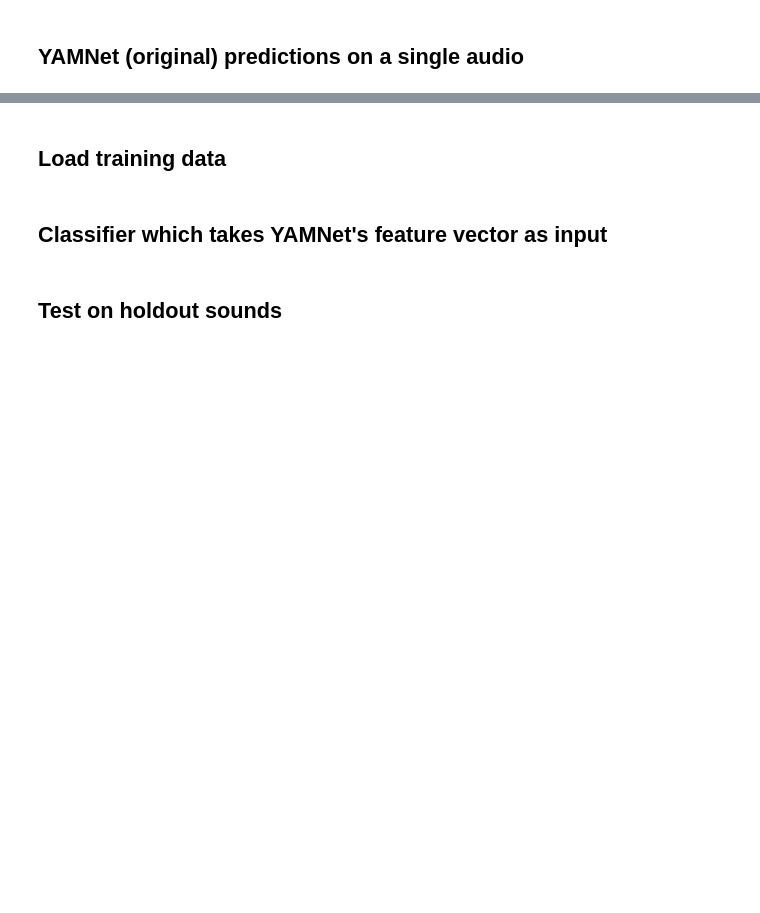
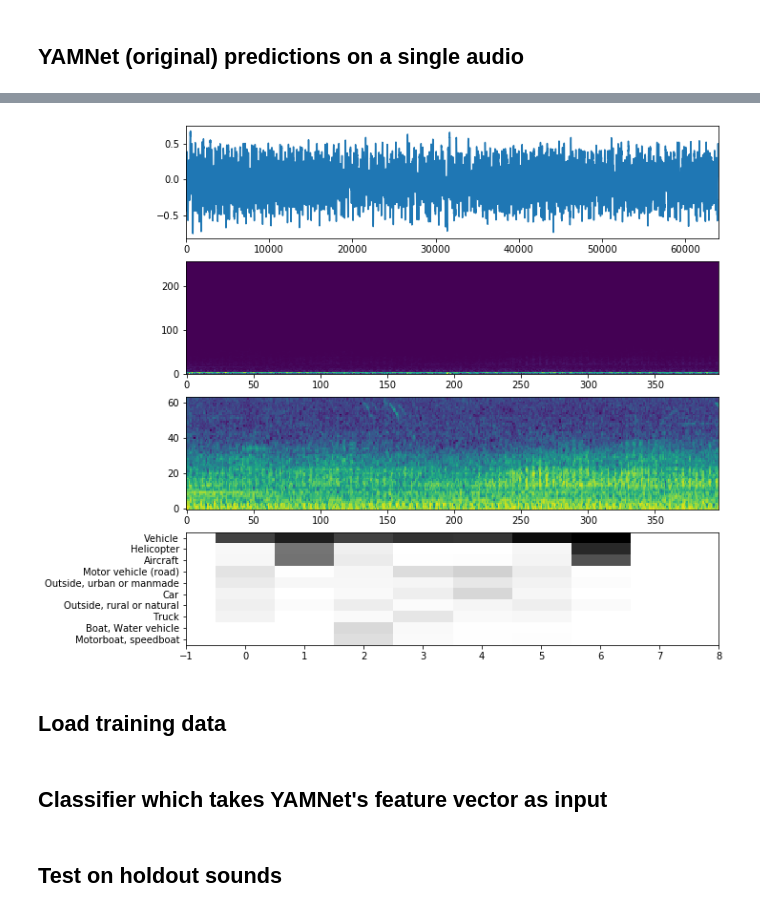
Before and after one commit to jmariscal-harana/yamnet_planes, a Jupyter notebook: yamnet_planes_train.ipynb, the cells around one changed output, grey strips where cells are left out. Saved outputs shown, nothing was run; the diff lists cells and outputs as text; code cells hidden in the pictures; blank space fills up the shorter version.

Commit message:
Updated variable and function names, added prints for spectrogram parameters, plot now shows original and log-mel spectrograms)

```diff
--- a/yamnet_planes_train.ipynb
+++ b/yamnet_planes_train.ipynb
@@ -41,8 +41,8 @@ path_root = '/home/ups/Proyectos/Vigia_sonido/Models/yamnet_planes/' #path to ma
 assert os.path.exists(path_root)
 sys.path.append(path_root)
 
-path_yamnet_original = path_root+'/yamnet_original/' #path to original yamnet files
+path_yamnet_original = path_root+'yamnet_original/' #path to original yamnet files
 assert os.path.exists(path_yamnet_original)
-sys.path.append(path_yamnet_original)
+# sys.path.append(path_yamnet_original)
 # %%
 ## YAMNet (original) is only used to extract class names
@@ -106,17 +60,0 @@ plt.show()
-# %%
-def read_wav(fname, output_sr, use_rosa=True):
-    # small wrapper - i was seeing some slightly different
-    # results when loading with different libraries
-    if use_rosa:
-        waveform, sr = librosa.load(fname, sr=output_sr)
-    else:
-        wav_data, sr = sf.read(fname, dtype=np.int16)
-
-        if wav_data.ndim > 1:
-            # (ns, 2)
-            wav_data = wav_data.mean(1)
-        if sr != output_sr:
-            wav_data = resampy.resample(wav_data, sr, output_sr)
-        waveform = wav_data / 32768.0
-
-    return waveform.astype(np.float64)
@@ -278,30 +102,37 @@ spectrogram, _, _, scores = yamnet_features.predict(np.reshape(waveform, [1, -1]
 # %%
-# Visualize the results.
-plt.figure(figsize=(10, 8))
+# Visualize the results
+plt.figure(figsize=(10, 10))
 
-# Plot the waveform.
-plt.subplot(3, 1, 1)
+# Plot the waveform
+plt.subplot(4, 1, 1)
 plt.plot(waveform)
 plt.xlim([0, len(waveform)])
-# Plot the log-mel spectrogram (returned by the model).
-plt.subplot(3, 1, 2)
+
+# Plot the spectrogram
+plt.subplot(4, 1, 2)
 plt.imshow(spectrogram.T, aspect='auto', interpolation='nearest', origin='bottom')
 
-# Plot and label the model output scores for the top-scoring classes.
+# Plot the log-mel spectrogram (returned by the model)
+plt.subplot(4, 1, 3)
+plt.imshow(log_mel_spectrogram.T, aspect='auto', interpolation='nearest', origin='bottom')
+
+# Plot and label the model output scores for the top-scoring classes
 mean_scores = np.mean(scores, axis=0)
 top_N = 10
 top_class_indices = np.argsort(mean_scores)[::-1][:top_N]
-plt.subplot(3, 1, 3)
+plt.subplot(4, 1, 4)
 plt.imshow(scores[:, top_class_indices].T, aspect='auto', interpolation='nearest', cmap='gray_r')
-# Compensate for the PATCH_WINDOW_SECONDS (0.96 s) context window to align with spectrogram.
+# Compensate for the PATCH_WINDOW_SECONDS (0.96 s) context window to align with log-mel spectrogram.
 patch_padding = (params.PATCH_WINDOW_SECONDS / 2) / params.PATCH_HOP_SECONDS
 plt.xlim([-patch_padding, scores.shape[0] + patch_padding])
 # Label the top_N classes.
 yticks = range(0, top_N, 1)
 plt.yticks(yticks, [class_names[top_class_indices[x]] for x in yticks])
 _ = plt.ylim(-0.5 + np.array([top_N, 0]))
 
 plt.show()
+# %% [output]
+[figure, added]
 # %% [markdown]
 ## Load training data
 # %%
```
Also changed, not shown: parts of 16 cells of this notebook, 4 other files.
